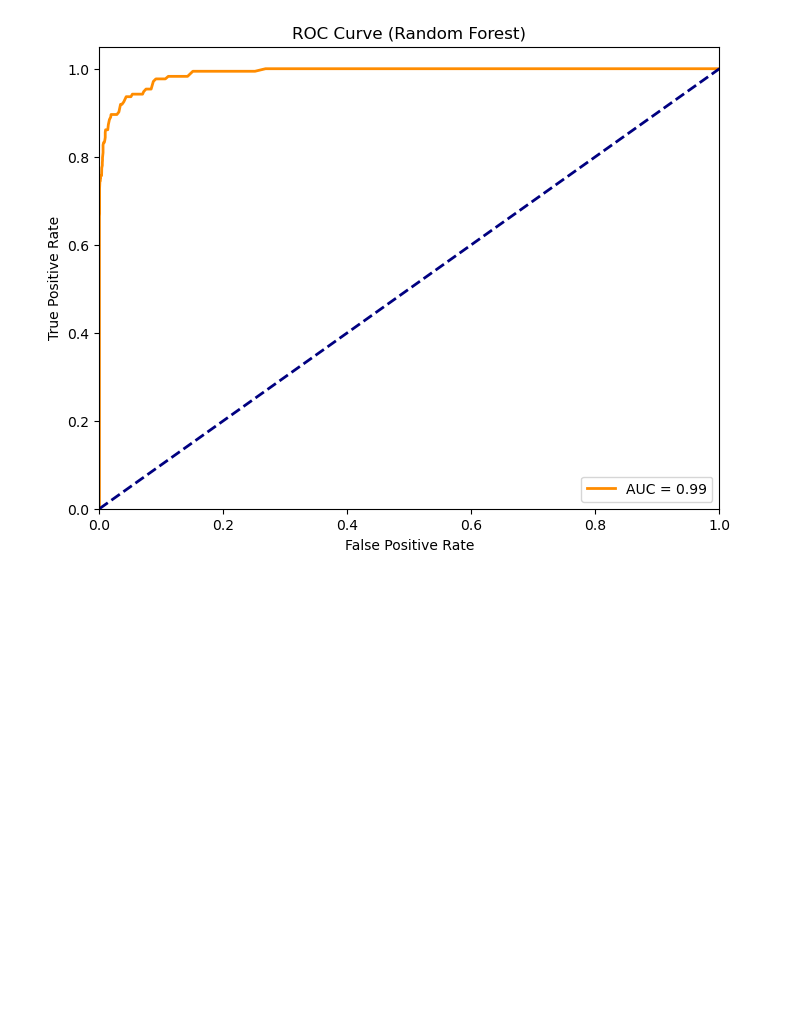
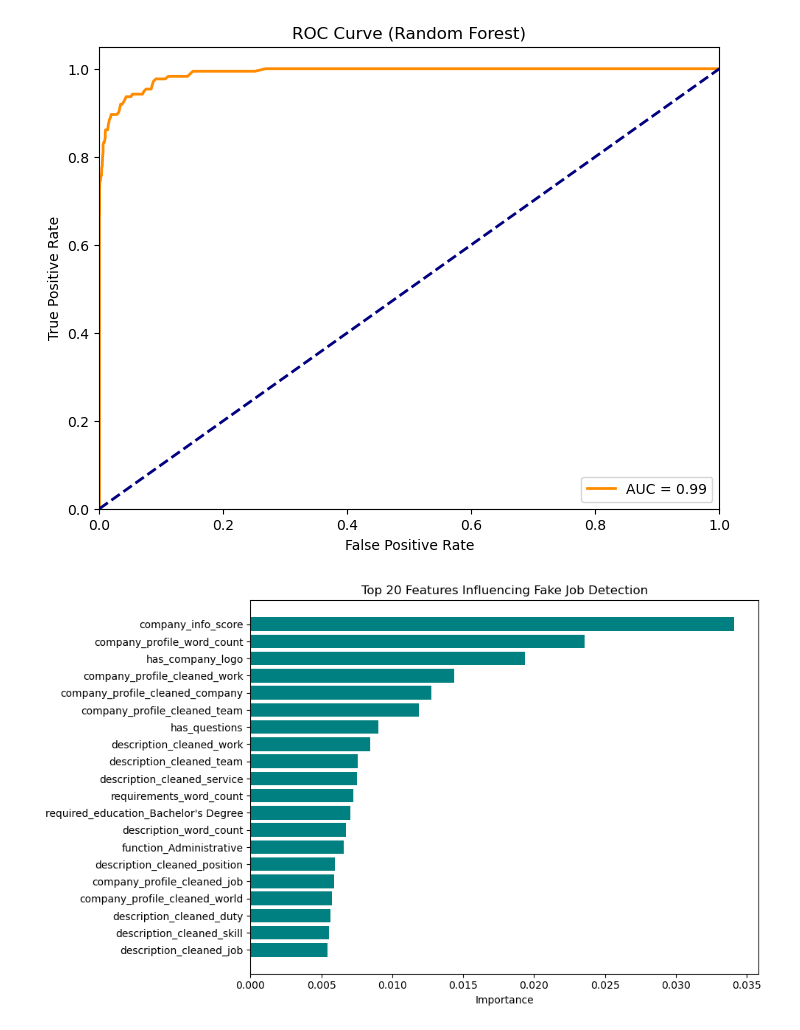
Before and after one commit to arpitathokal/Fake_Job_Detector, a Jupyter notebook: notebooks/02_Modeling_RF.ipynb, the cells around one changed output. Cells and saved outputs as stored; diff of their text form; code cells hidden in the pictures; blank space fills up the shorter version.

```diff
--- a/notebooks/02_Modeling_RF.ipynb
+++ b/notebooks/02_Modeling_RF.ipynb
@@ -263,3 +263,38 @@ Random Forest Test Set Performance:
 weighted avg       0.98      0.98      0.98      3576
 [figure]
 [figure]
+# %%
+import numpy as np
+import pandas as pd
+import matplotlib.pyplot as plt
+
+# Get feature names
+onehot_features = preprocessor.named_transformers_['cat']['onehot'].get_feature_names_out(categorical_features)
+numeric_features = numerical_features
+text_features_names = []
+
+for i, vec in enumerate(tfidf_vectorizers):
+    feature_names = vec.get_feature_names_out()
+    prefix = text_features[i]
+    text_features_names.extend([f"{prefix}_{name}" for name in feature_names])
+
+# Combine all feature names
+all_feature_names = np.concatenate([onehot_features, numeric_features, text_features_names])
+
+# Create DataFrame for importance
+importance_df = pd.DataFrame({
+    'Feature': all_feature_names,
+    'Importance': rf_model.feature_importances_
+})
+
+# Sort and plot
+top_features = importance_df.sort_values(by='Importance', ascending=False).head(20)
+plt.figure(figsize=(10, 6))
+plt.barh(top_features['Feature'], top_features['Importance'], color='teal')
+plt.xlabel('Importance')
+plt.title('Top 20 Features Influencing Fake Job Detection')
+plt.gca().invert_yaxis()
+plt.tight_layout()
+plt.show()
+# %% [output]
+[figure, added]
```
Also changed, not shown: 1 other file.
